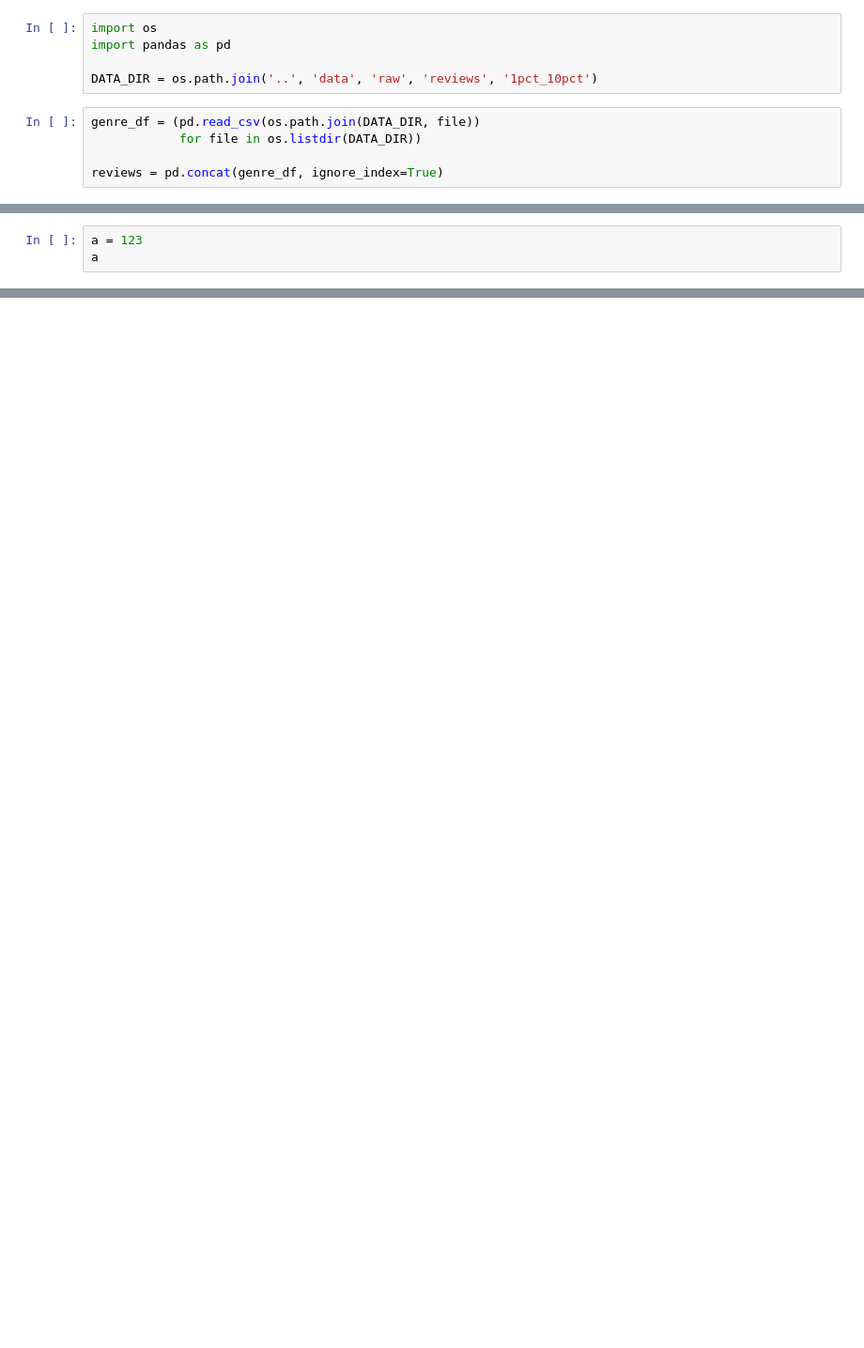
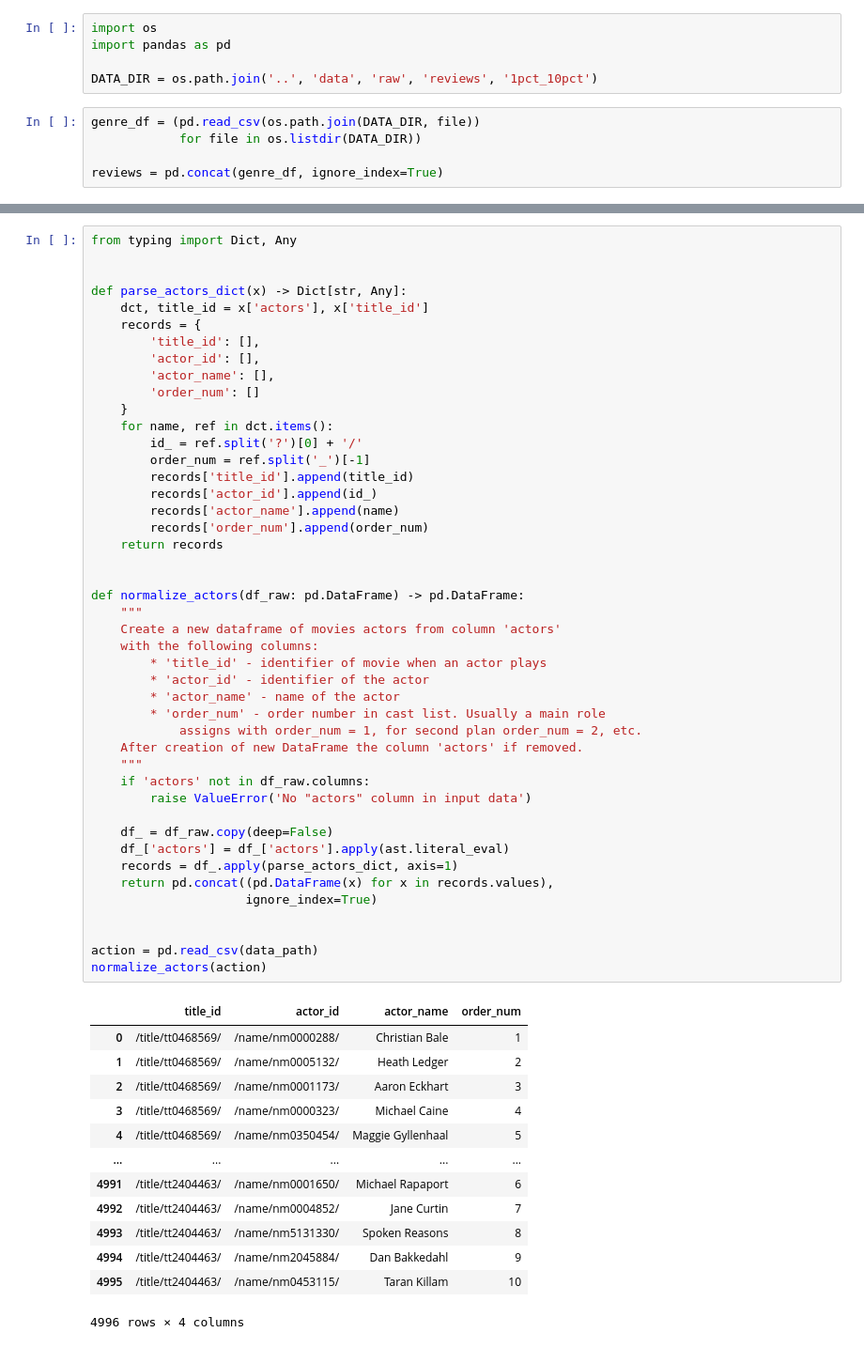
Before and after one commit to ilyamil/movie_recommender_system, a Jupyter notebook: notebooks/reviews_cleaning.ipynb, the cells around one changed output, grey strips where cells are left out. Shown: that part at 94% size. Saved outputs shown, nothing was run; the diff lists cells and outputs as text; blank space fills up the shorter version.

```diff
--- a/notebooks/reviews_cleaning.ipynb
+++ b/notebooks/reviews_cleaning.ipynb
@@ -86,3 +19,0 @@ s.split('/')
-# %%
-a = 123
-a
@@ -365,0 +153,59 @@ Length: 500, dtype: object
+# %%
+from typing import Dict, Any
+
+
+def parse_actors_dict(x) -> Dict[str, Any]:
+    dct, title_id = x['actors'], x['title_id']
+    records = {
+        'title_id': [],
+        'actor_id': [],
+        'actor_name': [],
+        'order_num': []
+    }
+    for name, ref in dct.items():
+        id_ = ref.split('?')[0] + '/'
+        order_num = ref.split('_')[-1]
+        records['title_id'].append(title_id)
+        records['actor_id'].append(id_)
+        records['actor_name'].append(name)
+        records['order_num'].append(order_num)
+    return records
+
+
+def normalize_actors(df_raw: pd.DataFrame) -> pd.DataFrame:
+    """
+    Create a new dataframe of movies actors from column 'actors'
+    with the following columns:
+        * 'title_id' - identifier of movie when an actor plays
+        * 'actor_id' - identifier of the actor
+        * 'actor_name' - name of the actor
+        * 'order_num' - order number in cast list. Usually a main role
+            assigns with order_num = 1, for second plan order_num = 2, etc.
+    After creation of new DataFrame the column 'actors' if removed.
+    """
+    if 'actors' not in df_raw.columns:
+        raise ValueError('No "actors" column in input data')
+
+    df_ = df_raw.copy(deep=False)
+    df_['actors'] = df_['actors'].apply(ast.literal_eval)
+    records = df_.apply(parse_actors_dict, axis=1)
+    return pd.concat((pd.DataFrame(x) for x in records.values),
+                     ignore_index=True)
+
+
+action = pd.read_csv(data_path)
+normalize_actors(action)
+# %% [output]
+|  | title_id | actor_id | actor_name | order_num |
+| 0 | /title/tt0468569/ | /name/nm0000288/ | Christian Bale | 1 |
+| 1 | /title/tt0468569/ | /name/nm0005132/ | Heath Ledger | 2 |
+| 2 | /title/tt0468569/ | /name/nm0001173/ | Aaron Eckhart | 3 |
+| 3 | /title/tt0468569/ | /name/nm0000323/ | Michael Caine | 4 |
+| 4 | /title/tt0468569/ | /name/nm0350454/ | Maggie Gyllenhaal | 5 |
+| ... | ... | ... | ... | ... |
+| 4991 | /title/tt2404463/ | /name/nm0001650/ | Michael Rapaport | 6 |
+| 4992 | /title/tt2404463/ | /name/nm0004852/ | Jane Curtin | 7 |
+| 4993 | /title/tt2404463/ | /name/nm5131330/ | Spoken Reasons | 8 |
+| 4994 | /title/tt2404463/ | /name/nm2045884/ | Dan Bakkedahl | 9 |
+| 4995 | /title/tt2404463/ | /name/nm0453115/ | Taran Killam | 10 |
+4996 rows × 4 columns
```
Also changed, not shown: parts of 37 cells of this notebook, 3 other files.
